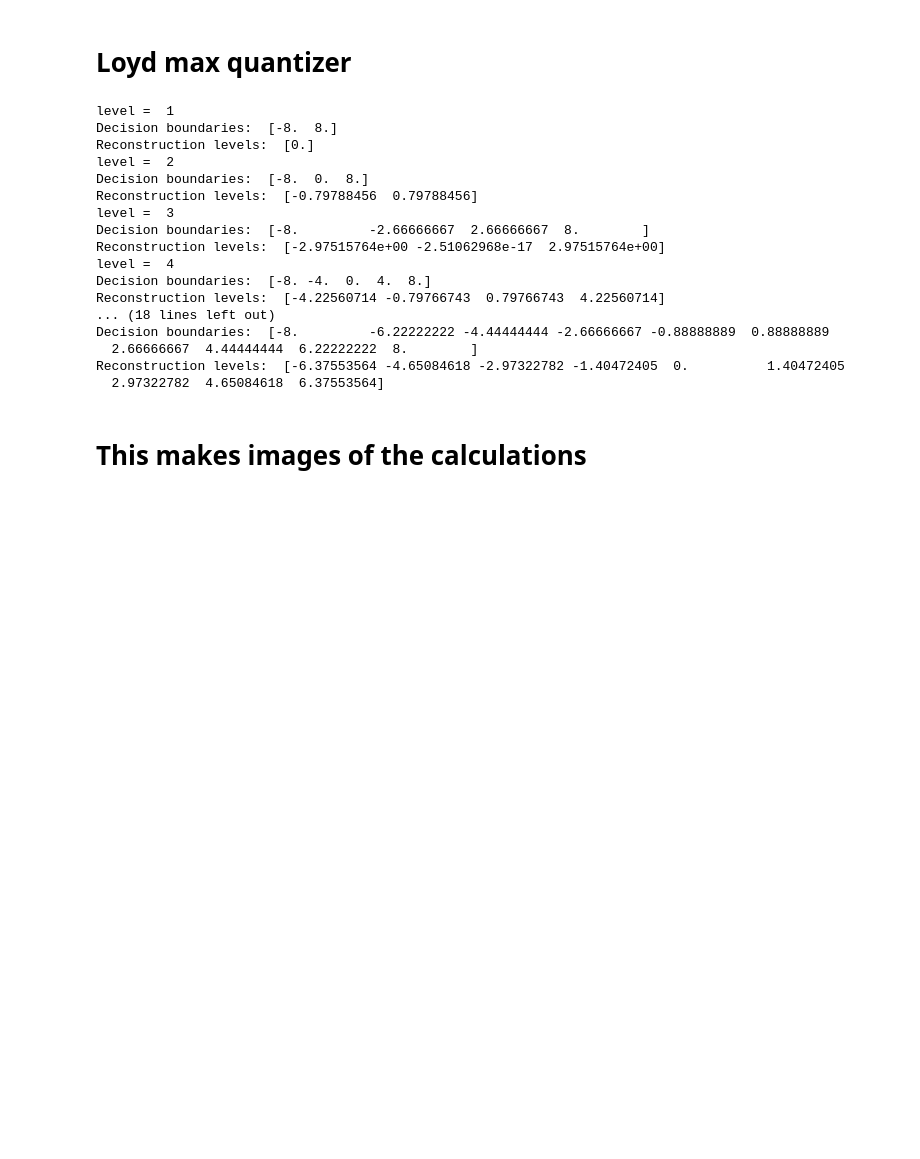
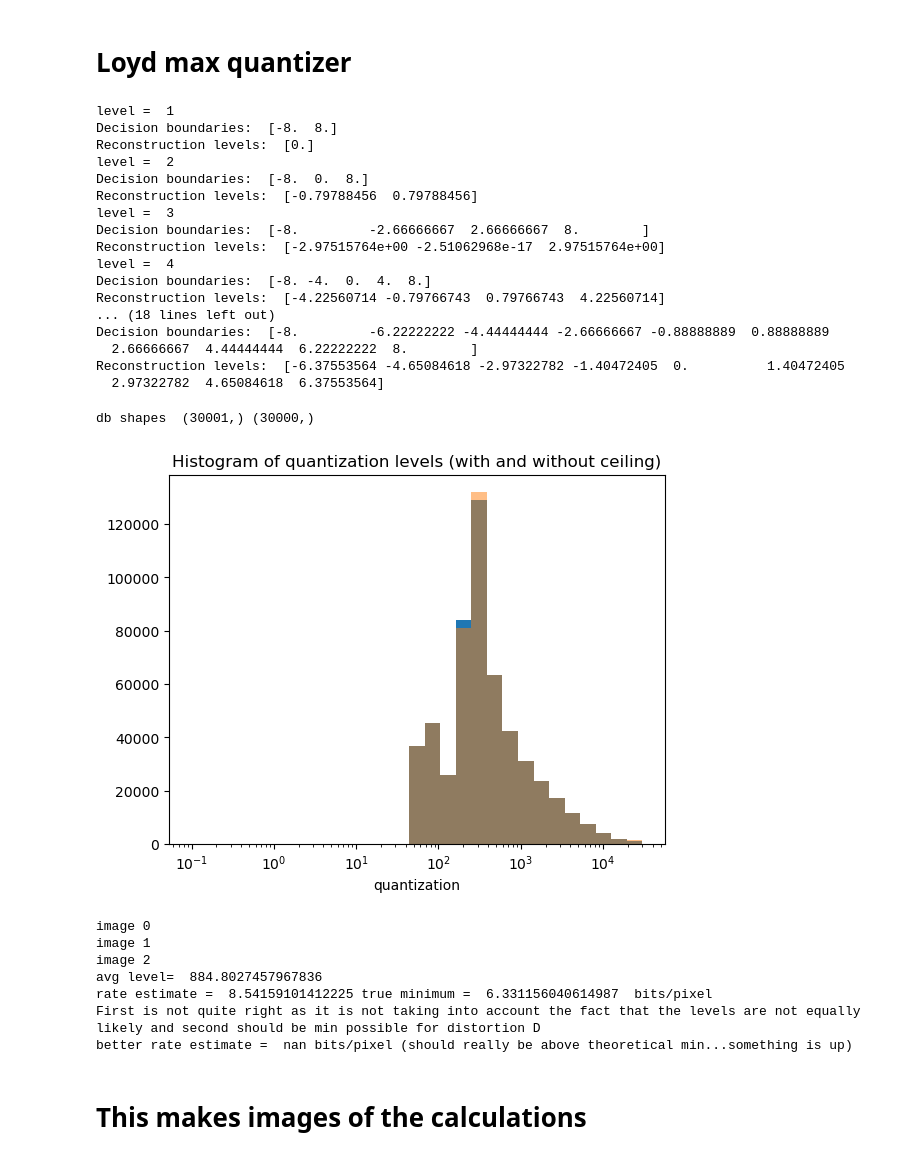
Before and after one commit to astromcquinn/weaklensing_ML, a Jupyter notebook: manual_compression.ipynb, the cells around one changed output. Drawn from its saved outputs; the diff is of its cells as text; code cells hidden in the pictures; blank space fills up the shorter version.

```diff
--- a/manual_compression.ipynb
+++ b/manual_compression.ipynb
@@ -626,34 +625,44 @@ else:
     # Plot the histogram
     #print("data shape", np.shape(level_no_ceil))
     plt.hist(level_no_ceil.flatten(),  bins=np.logspace(np.log10(.1), np.log10(max_levels ), 30))  # You can adjust the number of bins as needed
     plt.hist(level.flatten(),  bins=np.logspace(np.log10(.1), np.log10(max_levels), 30), alpha=0.5)
     plt.gca().set_xscale("log")
     plt.xlabel('quantization')
     #plt.ylabel('Frequency')
     plt.title('Histogram of quantization levels (with and without ceiling)')
     plt.show()
     #so that levels = sqrt(sigma^2/D)
 
 
 #print("shapes ", np.shape(decision_boundaries[level, 3]), np.shape(reconstruction_levels[level, 3]), np.shape(level), np.shape(fftimages_round[i]))
 
-num_images_round = 20
+num_images_round = 3
 for i in range(num_images_round):
     print("image", i)
     # Quantize the image
     #print(np.std(fftimages_round[i]/sqrt_avg_radial_power/np.sqrt(2)))
     fftimages_round[i] = quantize_image(fftimages_round[i]/sqrt_avg_radial_power, level, decision_boundaries, reconstruction_levels, single_level )*sqrt_avg_radial_power
 
 rounded_images = [np.fft.irfft2(fftimage_round) for fftimage_round in fftimages_round]
 
 
 
 #
 if single_level == False:
     print("avg level= ", np.average(level))
     print("rate estimate = ", np.average(np.log2(level)), "true minimum = ", np.average(np.log2(optimal_arg)), ' bits/pixel')
     print('First is not quite right as it is not taking into account the fact that the levels are not equally likely and second should be min possible for distortion D')
     print("better rate estimate = ", np.average(entropy[level]), 'bits/pixel (should really be above theoretical min...something is up)')
+# %% [output]
+db shapes  (30001,) (30000,)
+[figure, added]
+image 0
+image 1
+image 2
+avg level=  884.8027457967836
+rate estimate =  8.54159101412225 true minimum =  6.331156040614987  bits/pixel
+First is not quite right as it is not taking into account the fact that the levels are not equally likely and second should be min possible for distortion D
+better rate estimate =  nan bits/pixel (should really be above theoretical min...something is up)
 # %% [markdown]
 # This makes images of the calculations
 # %%
```
Also changed, not shown: parts of 11 cells of this notebook.
